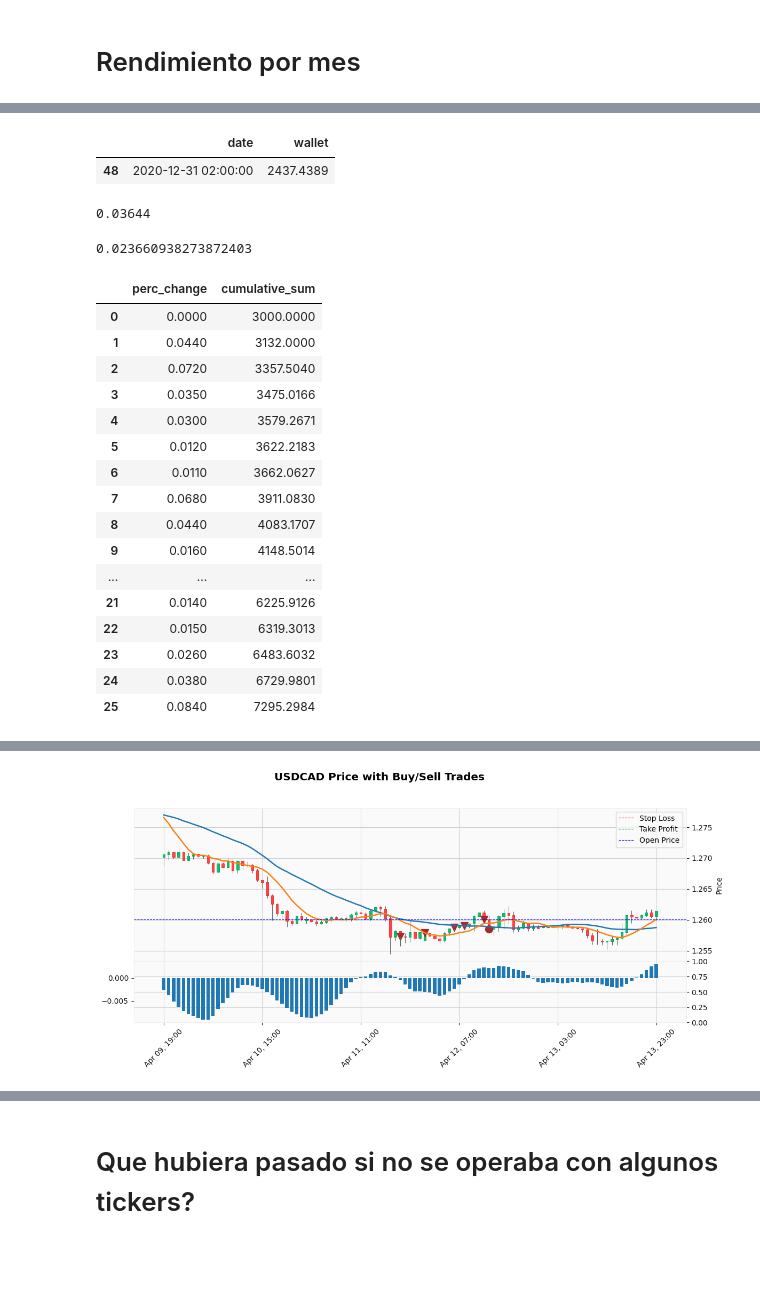
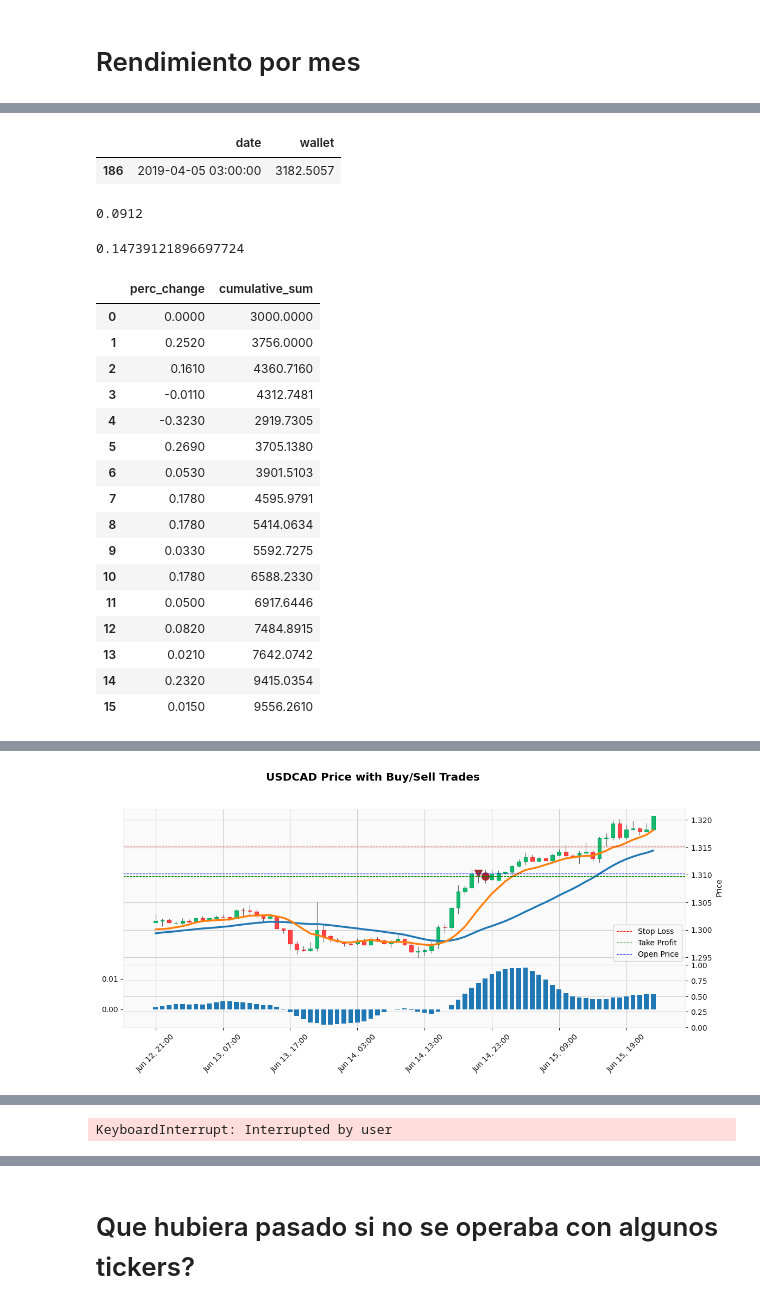
Before and after one commit to SaidJacobo/forex_ml_bot, a Jupyter notebook: notebooks/Check results-Copy1.ipynb, the cells around one changed output, grey strips where cells are left out. Cells and saved outputs as stored; diff of their text form; code cells hidden in the pictures; blank space fills up the shorter version.

```diff
--- a/notebooks/Check results-Copy1.ipynb
+++ b/notebooks/Check results-Copy1.ipynb
@@ -72,11 +72,12 @@ initial_wallet_value = config['start_money']
 # root_path = f'./backbone/data/backtest/experiments/{iteration}'
 
 root_path = f'./backbone/data/backtest/experiments/'
-path = 'TStgy_GridSmiAdx-PerFwTg_24-SL_20-RR_1-INT_2-TTIR_2-Lv_500-RP_15'
+path = 'TStgy_ConsecutiveCandlesV4-PerFwTg_24-SL_50-RR_0.1-INT_2-TTIR_1-Lv_200-RP_15'
 # path = 'Mode_train-Model_gradient_boosting-TrainWw_11520-TrainPd_24-TradStgy_bband_sell_stgy-PerFwTg_12-SL_15-RR_3-CloseTime_True-TS_False'
 
 
 
 orders = pd.read_csv(os.path.join(root_path, path, 'orders.csv'))
 wallet = pd.read_csv(os.path.join(root_path, path, 'wallet.csv'))
+equity = pd.read_csv(os.path.join(root_path, path, 'equity.csv'))
 # %%
@@ -449,0 +451,20 @@ plt.show()
+# %%
+import matplotlib.pyplot as plt
+import numpy as np
+
+fig, ax = plt.subplots(figsize=(16, 5))
+
+# Datos de ejemplo
+x_wallet = pd.to_datetime(equity['date'])
+y_wallet = equity['equity']  # Datos para la línea
+# Crear una figura y ejes
+# Agregar la línea
+ax.plot(x_wallet, y_wallet, label='real_equity', color='blue')
+
+# Etiquetas de los ejes y leyenda
+ax.set_xlabel('Fechas')
+ax.set_ylabel('Precios')
+ax.legend()
+
+# Mostrar el gráfico
+plt.show()
@@ -451,7 +474,7 @@ plt.show()
 wallet.tail(1)
 # %% [output]
 |  | date | wallet |
-| 48 | 2020-12-31 02:00:00 | 2437.4389 |
+| 186 | 2019-04-05 03:00:00 | 3182.5057 |
 # %%
 # orders_per_month_ticker = orders[['close_time','profit', 'comment', 'ticker']].copy()
 # orders_per_month_ticker['close_time'] = pd.to_datetime(orders_per_month_ticker['close_time'])
@@ -496,11 +519,11 @@ wallet.tail(1)
 # %%
 orders_per_month_gb.perc_change.mean()
 # %% [output]
-0.03644
+0.0912
 # %%
 orders_per_month_gb.perc_change.std()
 # %% [output]
-0.023660938273872403
+0.14739121896697724
 # %%
 change_percent = orders_per_month_gb.perc_change.reset_index().copy().drop(columns='index')
 change_percent.fillna(0, inplace=True)
@@ -519,21 +542,21 @@ change_percent
 # %% [output]
 |  | perc_change | cumulative_sum |
 | 0 | 0.0000 | 3000.0000 |
-| 1 | 0.0440 | 3132.0000 |
-| 2 | 0.0720 | 3357.5040 |
-| 3 | 0.0350 | 3475.0166 |
-| 4 | 0.0300 | 3579.2671 |
-| 5 | 0.0120 | 3622.2183 |
-| 6 | 0.0110 | 3662.0627 |
-| 7 | 0.0680 | 3911.0830 |
-| 8 | 0.0440 | 4083.1707 |
-| 9 | 0.0160 | 4148.5014 |
-| ... | ... | ... |
-| 21 | 0.0140 | 6225.9126 |
-| 22 | 0.0150 | 6319.3013 |
-| 23 | 0.0260 | 6483.6032 |
-| 24 | 0.0380 | 6729.9801 |
-| 25 | 0.0840 | 7295.2984 |
+| 1 | 0.2520 | 3756.0000 |
+| 2 | 0.1610 | 4360.7160 |
+| 3 | -0.0110 | 4312.7481 |
+| 4 | -0.3230 | 2919.7305 |
+| 5 | 0.2690 | 3705.1380 |
+| 6 | 0.0530 | 3901.5103 |
+| 7 | 0.1780 | 4595.9791 |
+| 8 | 0.1780 | 5414.0634 |
+| 9 | 0.0330 | 5592.7275 |
+| 10 | 0.1780 | 6588.2330 |
+| 11 | 0.0500 | 6917.6446 |
+| 12 | 0.0820 | 7484.8915 |
+| 13 | 0.0210 | 7642.0742 |
+| 14 | 0.2320 | 9415.0354 |
+| 15 | 0.0150 | 9556.2610 |
 # %%
 import pandas as pd
 import numpy as np
@@ -551,10 +574,16 @@ for ticker in ['USDCAD']:
     orders['close_time'] = pd.to_datetime(orders['close_time'])
     orders['open_time'] = pd.to_datetime(orders['open_time'])
 
+    date_ = '2018-04-10'
     orders_close_times = orders.close_time.unique()
+    orders_close_times = orders_close_times[orders_close_times>date_]
 
     for order_close_date in orders_close_times:
-        close_orders = orders[(orders.close_time == order_close_date) & (orders.ticker == ticker) & (~orders.close_time.isna())]
+        close_orders = orders[
+            (orders.close_time == order_close_date)
+            & (orders.ticker == ticker)
+            & (~orders.close_time.isna())
+        ]
         total_profit = close_orders['profit'].sum()
         first_order_time = close_orders.open_time.min()
         close_order_time = close_orders.close_time.max()
@@ -583,8 +612,7 @@ for ticker in ['USDCAD']:
         open_annotations = [np.nan] * len(historical_prices)
         close_annotations = [np.nan] * len(historical_prices)
 
-        # Buscar las posiciones correspondientes a las fechas de las operaciones
-
+        # Buscar las posiciones correspondientes a las fechas de las operacione
         for index, order in close_orders.iterrows():
             if order.open_time in historical_prices.index:
                 open_annotations[historical_prices.index.get_loc(order.open_time)] = order.open_price
@@ -659 +687 @@ total_profit: 18.9309
-[figure, old version]
+[figure, new version]
@@ -660,0 +689 @@ total_profit: 18.9309
+KeyboardInterrupt: Interrupted by user
```
Also changed, not shown: parts of 16 cells of this notebook, 9 other files.
